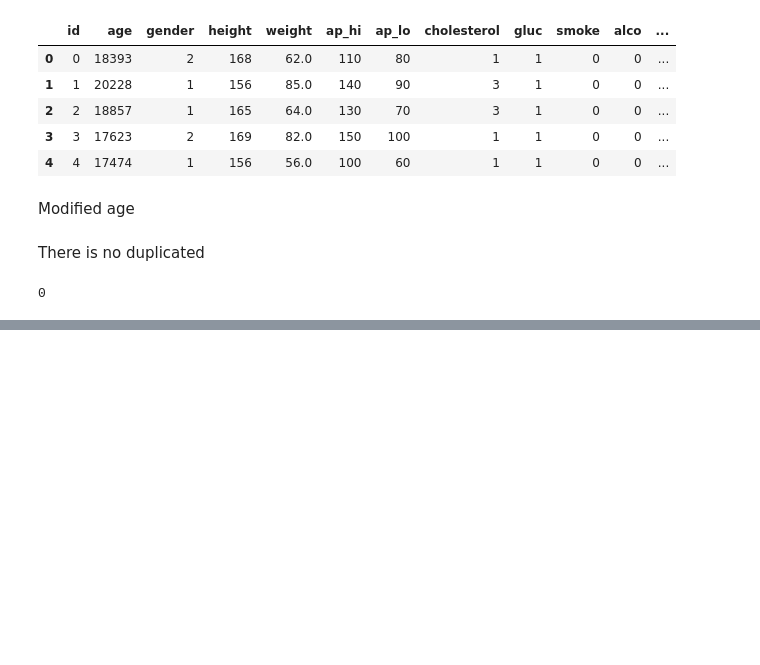
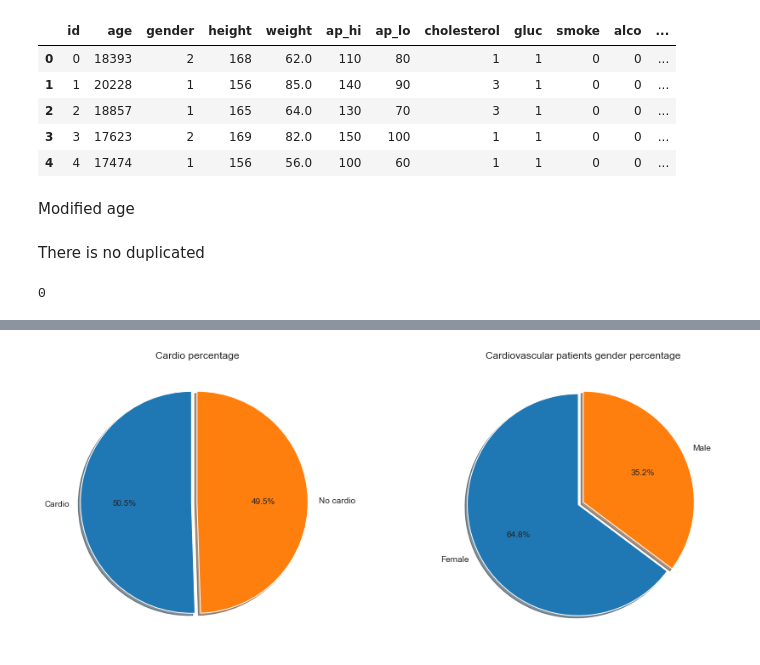
Before and after one commit to RamicAmir/Grupp2-Machine-Learning, a Jupyter notebook: heart_disease.ipynb, the cells around one changed output, grey strips where cells are left out. Drawn from its saved outputs; the diff is of its cells as text; code cells hidden in the pictures; blank space fills up the shorter version.

Commit message:
Cleaning of data in tables.

```diff
--- a/heart_disease.ipynb
+++ b/heart_disease.ipynb
@@ -42,2 +58,19 @@ Drop id column
 # %%
-data.drop("id",axis=1,inplace=True)
+data.drop(data.query('bmi >60 or bmi <15').index, axis=0, inplace=True)
+# %%
+def bp_categorize(x,y):
+    if x<=120 and y<=80:
+        return 'normal'
+    elif x<=129 and y<=80:
+        return 'elevated'
+    elif x<=139 or y<=89:
+        return 'high 1'
+    elif x<=180 or y<=120:
+        return "high 2"
+    elif x>180 or y>120:
+        return 'high 3'
+    else:
+        return None
+
+data.insert(8, "bp_cat", data.apply(lambda row: bp_categorize(row['ap_hi'], row['ap_lo']), axis=1))
+data['bp_cat'].value_counts()
@@ -43,0 +84,2 @@ data.drop("id",axis=1,inplace=True)
+# %%
+data.drop(data.query('ap_hi >220 or ap_lo >180 or ap_hi<40 or ap_lo<40').index, axis=0, inplace=True)
@@ -43,0 +97,16 @@ data.drop("id",axis=1,inplace=True)
+# %%
+def gender(x, y):
+    if x==1:
+        return 'female'
+    else:
+        return 'male'
+# %%
+fig, ax = plt.subplots(1,2, figsize=(14,20))
+plt.tight_layout(pad=10)
+ax[0].pie(x=data['cardio'].value_counts(), labels=['Cardio', 'No cardio'],autopct='%1.1f%%', shadow=True, startangle=90, explode=(0.05,0.0))
+ax[0].title.set_text('Cardio percentage')
+gender = data.query("cardio == 1").apply(lambda row: gender(row['female'], row['male']), axis=1).value_counts()
+ax[1].pie(x=gender, labels=['Female', 'Male'],autopct='%1.1f%%', shadow=True, startangle=90, explode=(0.05,0.0))
+ax[1].title.set_text('Cardiovascular patients gender percentage')
+# %% [output]
+[figure, added]
```
Also changed, not shown: parts of 23 cells of this notebook.
